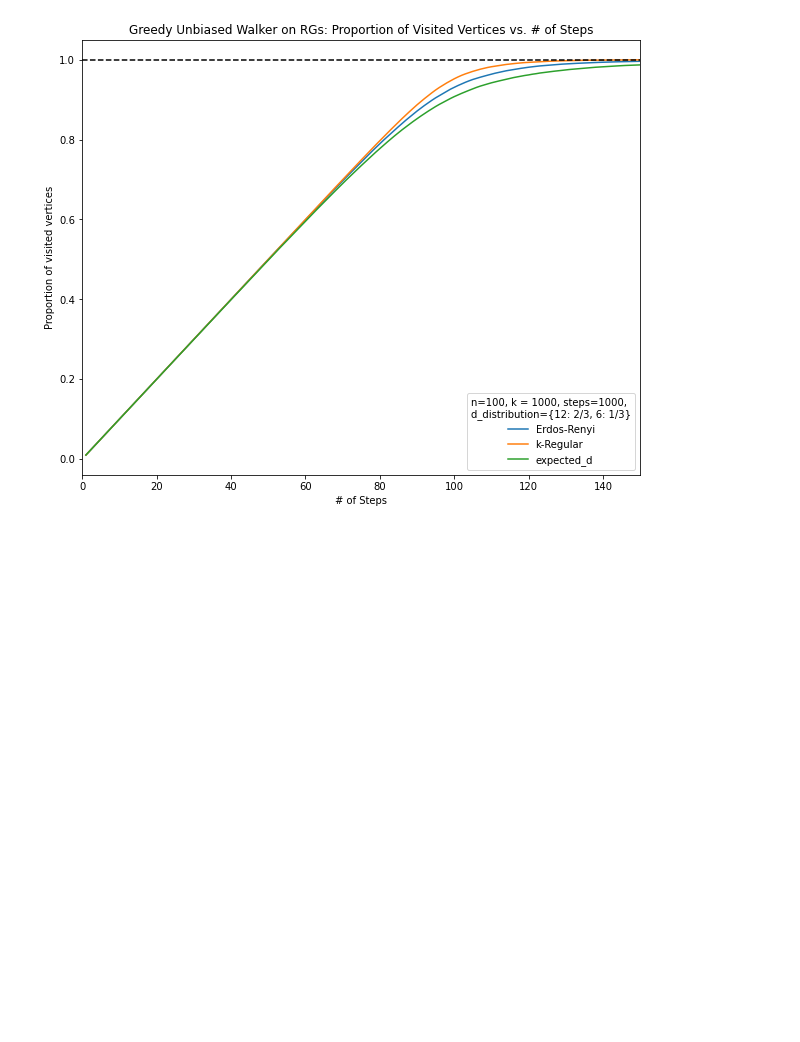
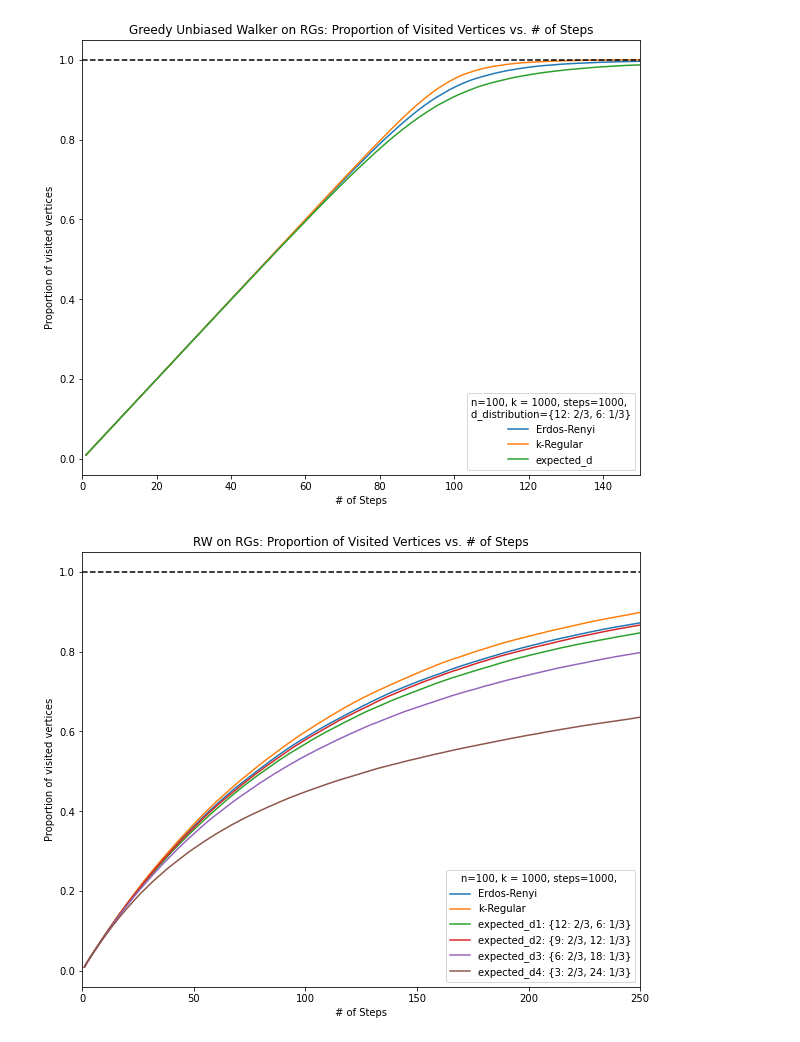
Before and after one commit to andrew-yin/rw-on-rg, a Jupyter notebook: plots.ipynb, the cells around one changed output. Drawn from its saved outputs; the diff is of its cells as text; code cells hidden in the pictures; blank space fills up the shorter version.

```diff
--- a/plots.ipynb
+++ b/plots.ipynb
@@ -47,3 +47,28 @@ plt.xlim(0,150)
 plt.show()
 # %% [output]
 [figure]
+# %%
+n, d, steps, walker_class, k = 100, 10, 1000, RandomWalker, 1000
+d_p1, d_p2, d_p3, d_p4 = {12: 2/3, 6: 1/3}, {9: 2/3, 12:1/3}, {6: 2/3, 18: 1/3}, {3: 2/3, 24: 1/3}
+er = Simulator.simulate_w_on_rg_visited_prop(n, d, steps, walker_class, None, k)
+k_reg = Simulator.simulate_w_on_k_regular_visited_prop(n, d, steps, walker_class, None, k)
+ed1 = Simulator.simulate_w_on_ed_visited_prop(n, d_p1, steps, walker_class, None, k)
+ed2 = Simulator.simulate_w_on_ed_visited_prop(n, d_p2, steps, walker_class, None, k)
+ed3 = Simulator.simulate_w_on_ed_visited_prop(n, d_p3, steps, walker_class, None, k)
+ed4 = Simulator.simulate_w_on_ed_visited_prop(n, d_p4, steps, walker_class, None, k)
+t = np.arange(1, len(er)+1, step=1)
+plt.plot(t, er, label='Erdos-Renyi')
+plt.plot(t, k_reg, label='k-Regular')
+plt.plot(t, ed1, label='expected_d1: {12: 2/3, 6: 1/3}')
+plt.plot(t, ed2, label='expected_d2: {9: 2/3, 12: 1/3}')
+plt.plot(t, ed3, label='expected_d3: {6: 2/3, 18: 1/3}')
+plt.plot(t, ed4, label='expected_d4: {3: 2/3, 24: 1/3}')
+plt.title("RW on RGs: Proportion of Visited Vertices vs. # of Steps")
+plt.xlabel("# of Steps")
+plt.ylabel("Proportion of visited vertices")
+plt.hlines(1, 0, len(t), colors='black', linestyles='dashed')
+plt.legend(title='n={:n}, k = {:d}, steps={:d}, '.format(n, k, steps), loc='lower right')
+plt.xlim(0,250)
+plt.show()
+# %% [output]
+[figure, added]
```
Also changed, not shown: parts of 2 cells of this notebook.
